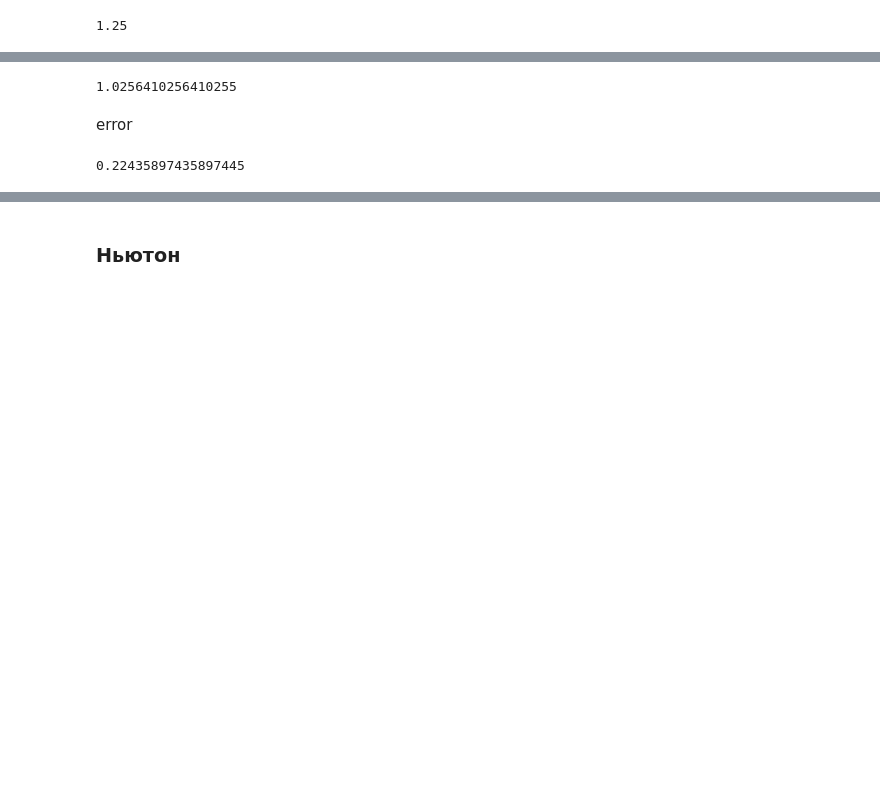
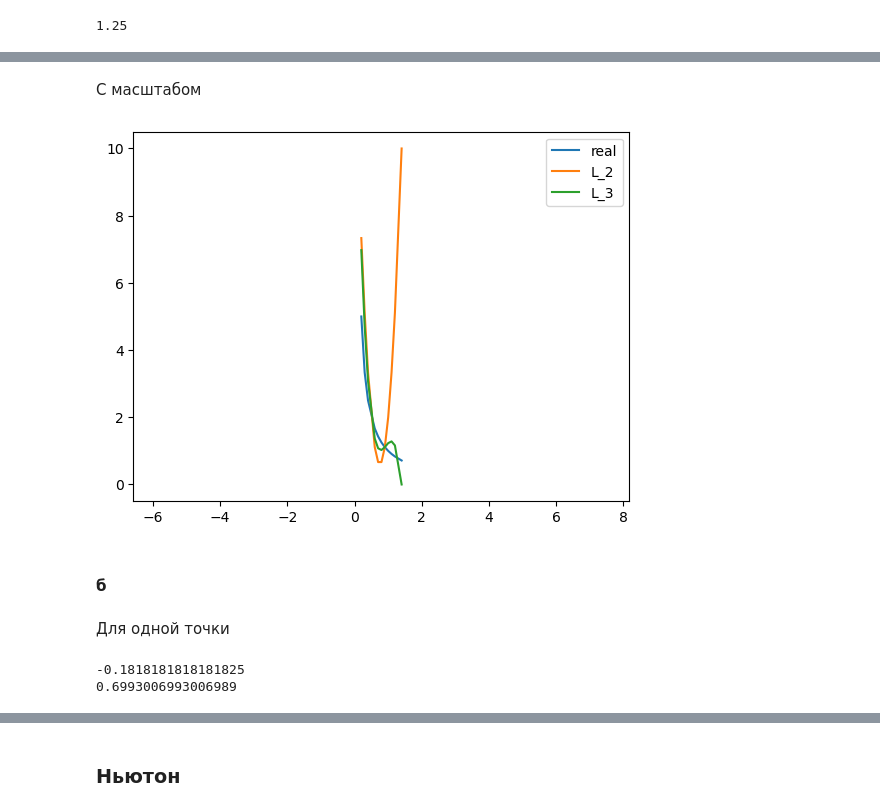
Before and after one commit to JRTitor/Numer, a Jupyter notebook: lab3/lab3_1.ipynb, the cells around one changed output, grey strips where cells are left out. Drawn from its saved outputs; the diff is of its cells as text; code cells hidden in the pictures; blank space fills up the shorter version.

```diff
--- a/lab3/lab3_1.ipynb
+++ b/lab3/lab3_1.ipynb
@@ -18,0 +27,2 @@ x_point = 0.8
+# %%
+Check = [x for x in frange(0.1, 1.5, 0.1)]
@@ -45,12 +113,25 @@ print(y_real)
+# %% [markdown]
+С масштабом
+# %%
+plt.plot(Check, [f(x) for x in Check] , label='real')
+plt.plot(Check, l_2, label='L_2')
+plt.plot(Check, l_3, label='L_3')
+plt.axis('equal')
+plt.legend()
+plt.show()
+# %% [output]
+[figure, added]
+# %% [markdown]
+#### б
+# %% [markdown]
+Для одной точки
 # %%
-X = [0.1, 0.5, 0.9, 1.3]
-y_counted = lagarange(X, x_point, f)
-print(y_counted)
+X = [0.1, 0.5, 1.1, 1.3]
+Y = [f(x) for x in X]
+y_counted_2 = lagarange(X[:3], x_point, f)
+y_counted_3 = lagarange(X[:4], x_point, f)
+print(y_counted_2)
+print(y_counted_3)
 # %% [output]
-1.0256410256410255
+-0.1818181818181825
+0.6993006993006989
-# %% [markdown]
-error
-# %%
-error(1/x_point, y_counted)
-# %% [output]
-0.22435897435897445
```
Also changed, not shown: parts of 62 cells of this notebook, 1 other file.
